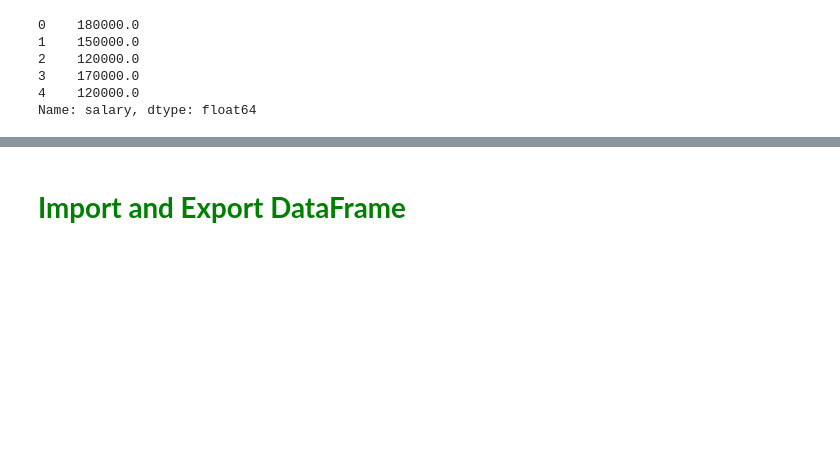
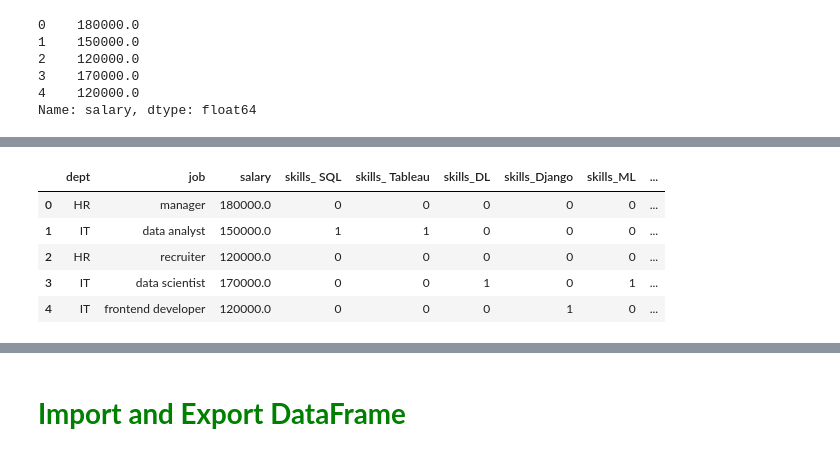
Before and after one commit to easgarli/datascience_bootcamp, a Jupyter notebook: pandas/Pandas_InClass_6_(String Methods)_04.27.2024.ipynb, the cells around one changed output, grey strips where cells are left out. Saved outputs shown, nothing was run; the diff lists cells and outputs as text; code cells hidden in the pictures; blank space fills up the shorter version.

```diff
--- a/pandas/Pandas_InClass_6_(String Methods)_04.27.2024.ipynb
+++ b/pandas/Pandas_InClass_6_(String Methods)_04.27.2024.ipynb
@@ -353,0 +687,10 @@ Genellikle kategorik değişkenleri veya text datalarını, makine öğrenimi al
+# %%
+df_final = df_final.join(skills_dummy)
+df_final
+# %% [output]
+|  | dept | job | salary | skills_ SQL | skills_ Tableau | skills_DL | skills_Django | skills_ML | ... |
+| 0 | HR | manager | 180000.0 | 0 | 0 | 0 | 0 | 0 | ... |
+| 1 | IT | data analyst | 150000.0 | 1 | 1 | 0 | 0 | 0 | ... |
+| 2 | HR | recruiter | 120000.0 | 0 | 0 | 0 | 0 | 0 | ... |
+| 3 | IT | data scientist | 170000.0 | 0 | 0 | 1 | 0 | 1 | ... |
+| 4 | IT | frontend developer | 120000.0 | 0 | 0 | 0 | 1 | 0 | ... |
```
Also changed, not shown: parts of 118 cells of this notebook, 5 other files.
